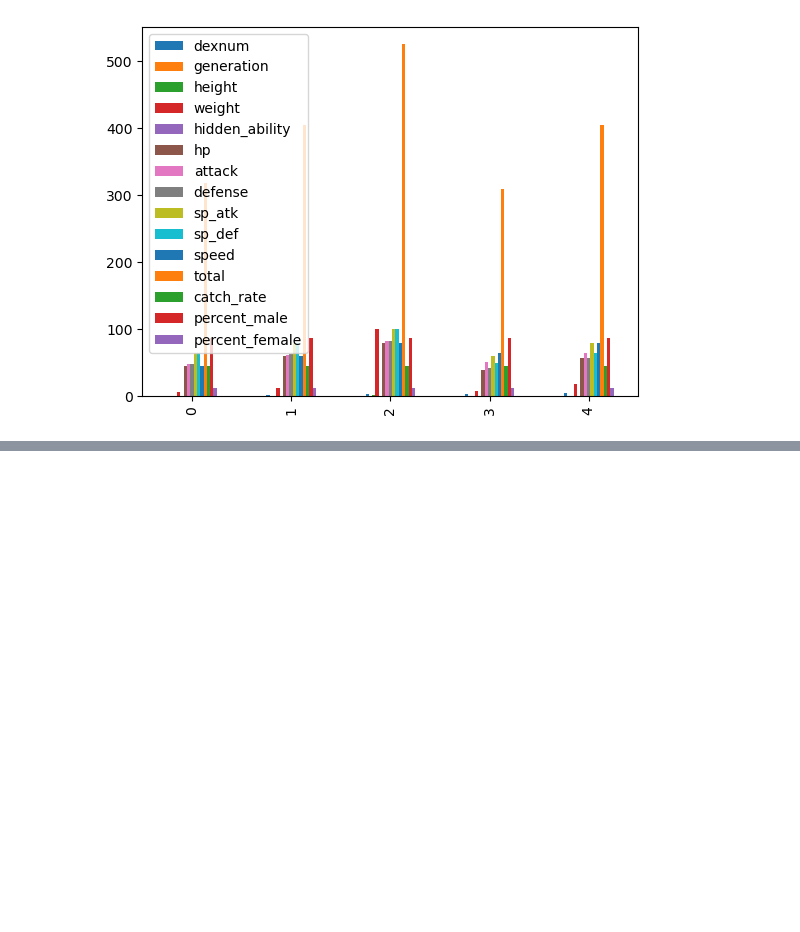
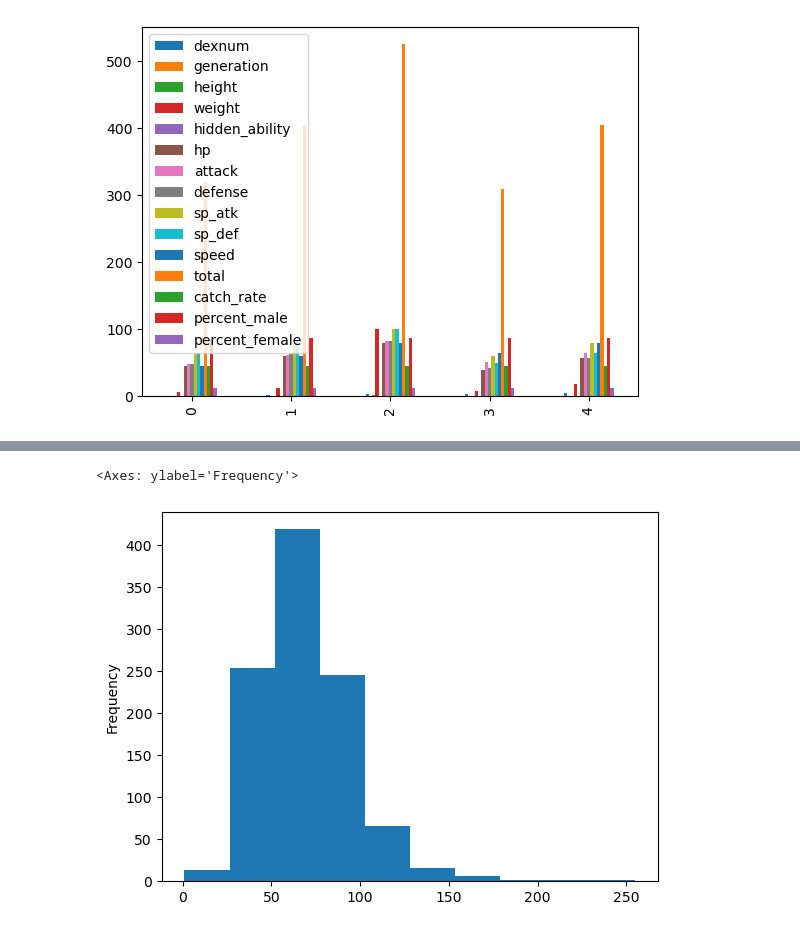
Before and after one commit to leloufadel/python-journal-2025-C30983_LalaAicha_ELVadel, a Jupyter notebook: codes/semain2/noteBooks/tp1.ipynb, the cells around one changed output, grey strips where cells are left out. Saved outputs shown, nothing was run; the diff lists cells and outputs as text; code cells hidden in the pictures; blank space fills up the shorter version.

```diff
--- a/codes/semain2/noteBooks/tp1.ipynb
+++ b/codes/semain2/noteBooks/tp1.ipynb
@@ -33,0 +129,5 @@ df.head().plot.bar() # the bar chart of heads of the DataFrame
+# %%
+df['hp'].plot.hist() # Shows the histogram of DataFrame in "HP" column
+# %% [output]
+<Axes: ylabel='Frequency'>
+[figure, added]
```
Also changed, not shown: parts of 12 cells of this notebook.
